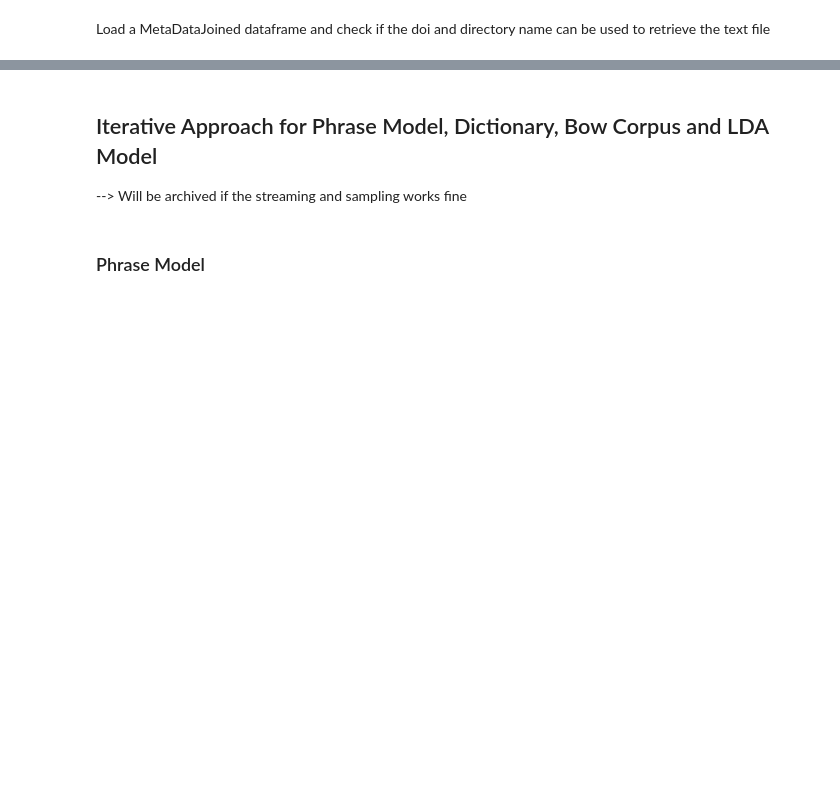
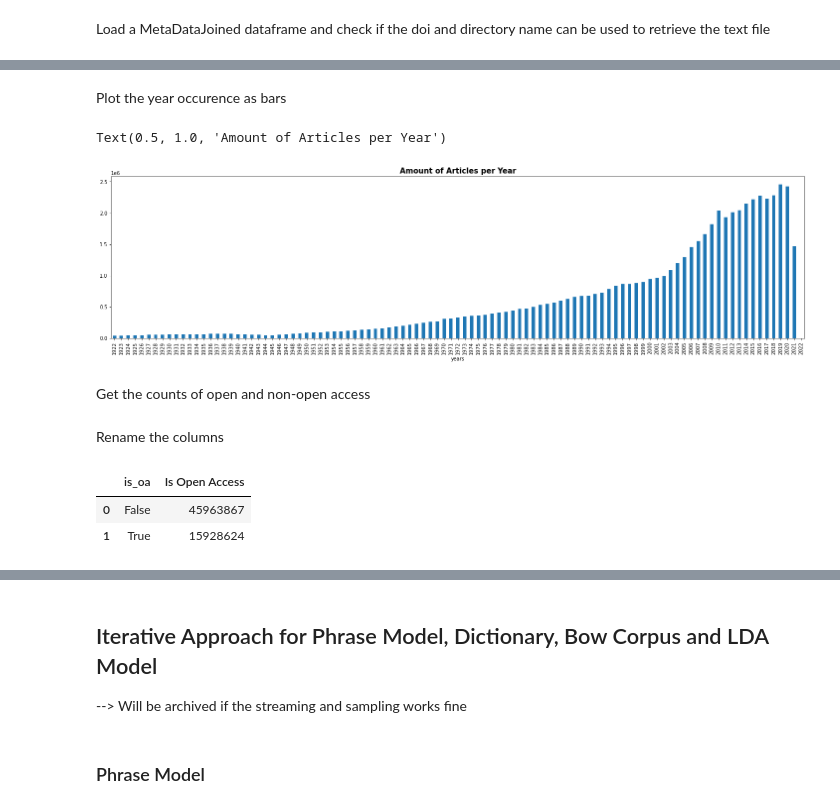
Before and after one commit to SciViewer/SciView, a Jupyter notebook: SciView.ipynb, the cells around one changed output, grey strips where cells are left out. Drawn from its saved outputs; the diff is of its cells as text; code cells hidden in the pictures; blank space fills up the shorter version.

```diff
--- a/SciView.ipynb
+++ b/SciView.ipynb
@@ -691,0 +801,3 @@ fig.show()
+# %%
+# Read the created csv file with dask
+SciViewDf=dd.read_csv(SciViewDataset_Path)
@@ -691,0 +806,6 @@ fig.show()
+# %%
+yearDd=SciViewDf["year"].value_counts().to_frame().reset_index()
+yearDf=yearDd.compute()
+yearDf.columns = ["years", "counts"]
+yearDf=yearDf.sort_values(by="years",ascending=False).reset_index(drop=True)
+yearDf
@@ -691,0 +844,6 @@ fig.show()
+# %%
+x=0
+y=8
+yearDf.drop(yearDf.loc[x:y].index, inplace=True)
+yearDf=yearDf.reset_index(drop=True)
+yearDf
@@ -691,0 +882,6 @@ fig.show()
+# %%
+x=338
+y=339
+yearDf.drop(yearDf.loc[x:y].index, inplace=True)
+yearDf=yearDf.reset_index(drop=True)
+yearDf
@@ -691,0 +902,12 @@ fig.show()
+# %% [markdown]
+Plot the year occurence as bars
+# %%
+x=0
+y=100
+ax=yearDf.loc[x:y].sort_values(by="years",ascending=True).plot.bar(x='years', y='counts',figsize=(25, 6),legend=False)
+ax.set_title('Amount of Articles per Year', fontdict={'fontsize': 15, 'fontweight': 'bold'})
+# %% [output]
+Text(0.5, 1.0, 'Amount of Articles per Year')
+[figure, added]
+# %% [markdown]
+Get the counts of open and non-open access
@@ -691,0 +917,10 @@ fig.show()
+# %% [markdown]
+Rename the columns
+# %%
+oaDf.columns = ["is_oa", "Is Open Access"]
+oaDf["is_oa"]=["False", "True"]
+oaDf
+# %% [output]
+|  | is_oa | Is Open Access |
+| 0 | False | 45963867 |
+| 1 | True | 15928624 |
```
Also changed, not shown: parts of 109 cells of this notebook, 9 other files.
